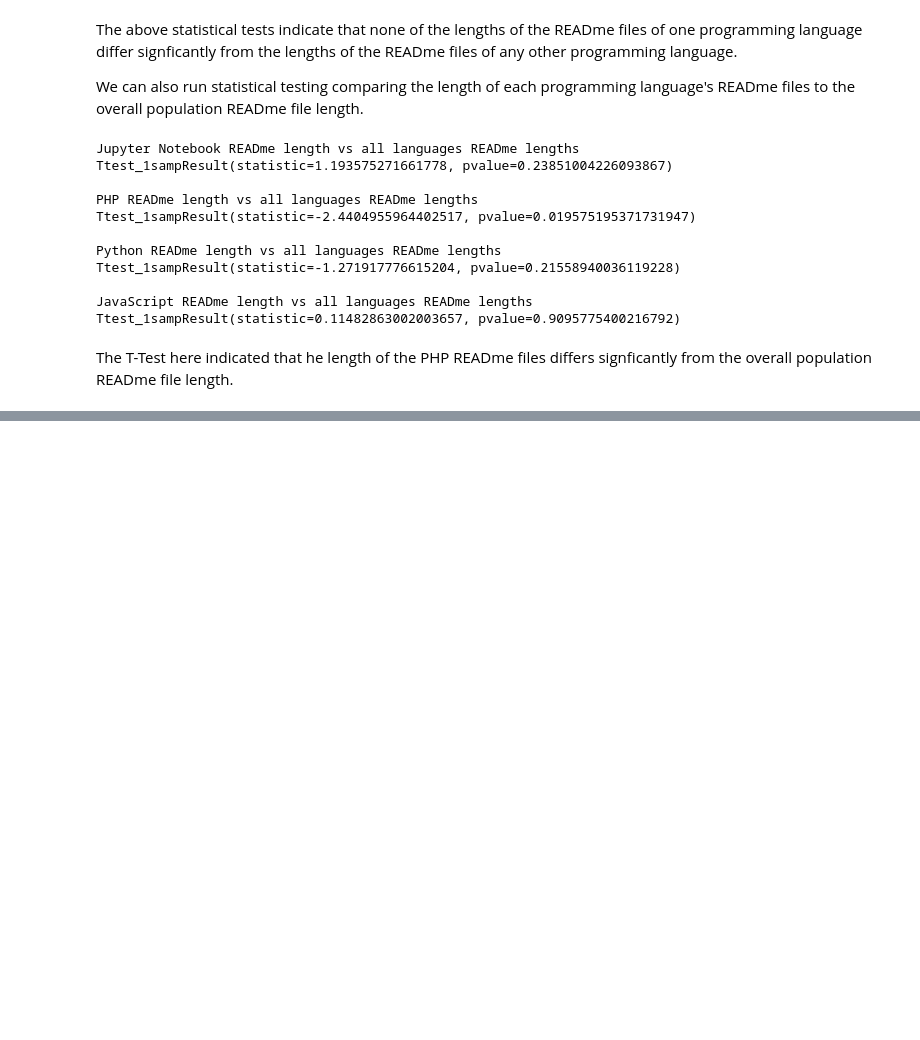
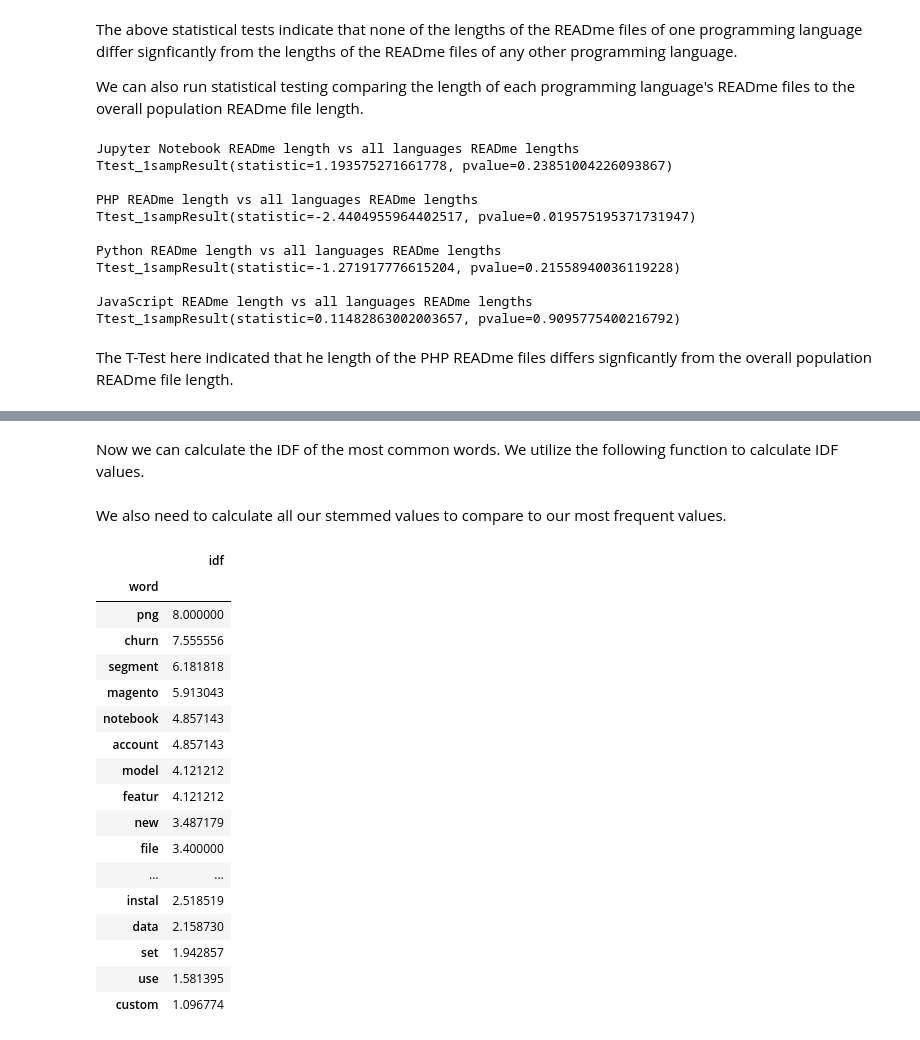
Before and after one commit to nlp-project-germain-group-6/nlp-web-scraping, a Jupyter notebook: Final_Notebook.ipynb, the cells around one changed output, grey strips where cells are left out. Cells and saved outputs as stored; diff of their text form; code cells hidden in the pictures; blank space fills up the shorter version.

```diff
--- a/Final_Notebook.ipynb
+++ b/Final_Notebook.ipynb
@@ -466,0 +533,2 @@ The T-Test here indicated that he length of the PHP READme files differs signfic
+# %% [markdown]
+Now we can calculate the IDF of the most common words. We utilize the following function to calculate IDF values.
@@ -466,0 +541,2 @@ The T-Test here indicated that he length of the PHP READme files differs signfic
+# %% [markdown]
+We also need to calculate all our stemmed values to compare to our most frequent values.
@@ -466,0 +554,21 @@ The T-Test here indicated that he length of the PHP READme files differs signfic
+# %%
+most_common_words_idf
+# %% [output]
+|  | idf |
+| word |  |
+| png | 8.000000 |
+| churn | 7.555556 |
+| segment | 6.181818 |
+| magento | 5.913043 |
+| notebook | 4.857143 |
+| account | 4.857143 |
+| model | 4.121212 |
+| featur | 4.121212 |
+| new | 3.487179 |
+| file | 3.400000 |
+| ... | ... |
+| instal | 2.518519 |
+| data | 2.158730 |
+| set | 1.942857 |
+| use | 1.581395 |
+| custom | 1.096774 |
```
Also changed, not shown: parts of 40 cells of this notebook, 1 other file.
